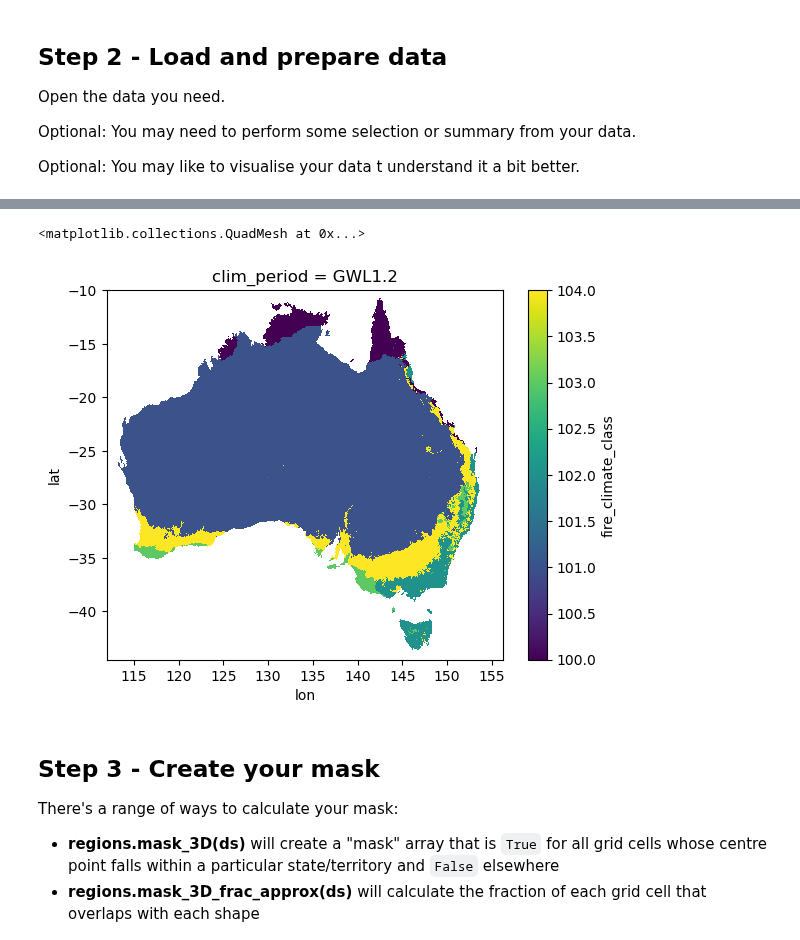
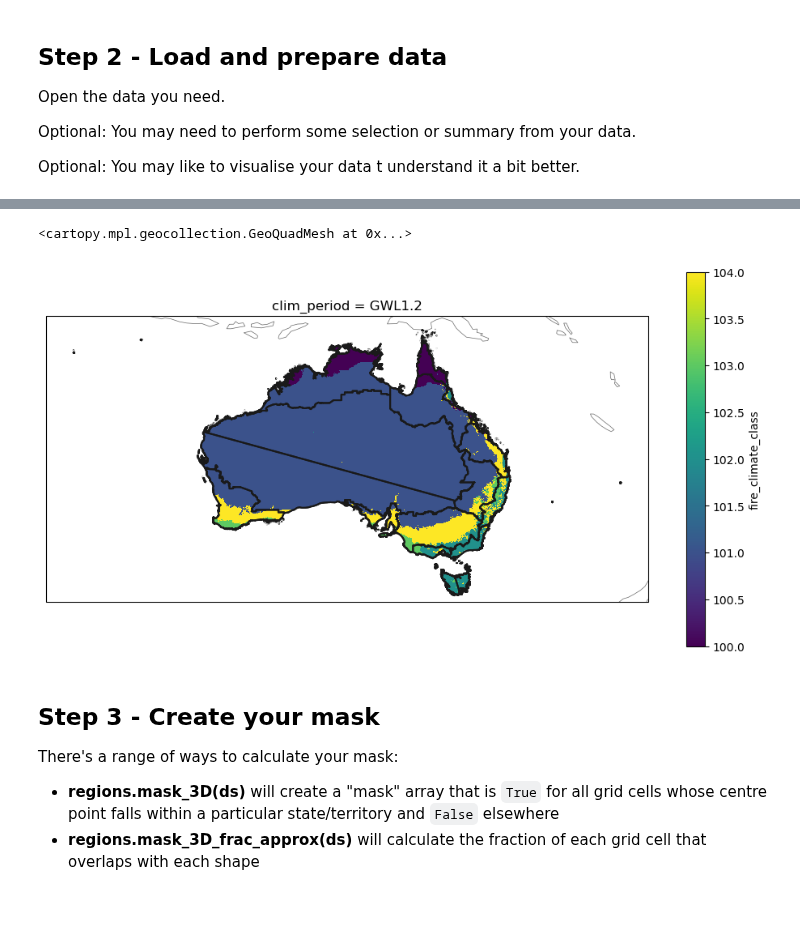
Before and after one commit to AusClimateService/plotting_maps, a Jupyter notebook: area_statistics_example.ipynb, the cells around one changed output, grey strips where cells are left out. Drawn from its saved outputs; the diff is of its cells as text; code cells hidden in the pictures; blank space fills up the shorter version.

Commit message:
example with different regions

```diff
--- a/area_statistics_example.ipynb
+++ b/area_statistics_example.ipynb
@@ -32,7 +53,7 @@ PATH = "/g/data/ia39/aus-ref-clim-data-nci/shapefiles/data"
 # NCRA regions from acs_area_statistics code
 # these are the names of your regions
 regions = get_regions([
-                          "ncra_regions", "australia"
+                          "nrm_regions", "australia"
                       ])
 regions
 # %% [output]
@@ -116,11 +138,15 @@ Data variables:
 # %%
 # optional
 # plot if you want to have a look at your data
+
 var = "fire_climate_class"
+fig = plt.figure(figsize=(12,6))
+
+regions.plot(add_label=False)
 ds[var].plot()
 # %% [output]
-<matplotlib.collections.QuadMesh at 0x...>
+<cartopy.mpl.geocollection.GeoQuadMesh at 0x...>
-[figure, old version]
+[figure, new version]
 # %% [markdown]
 ## Step 3 - Create your mask
 
```
Also changed, not shown: parts of 8 cells of this notebook.
